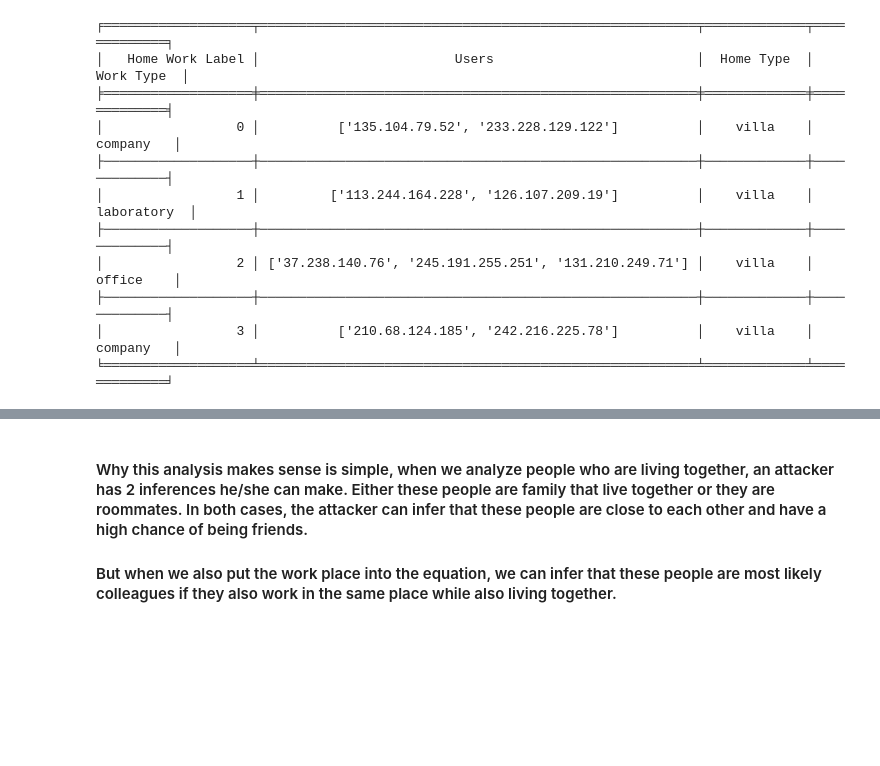
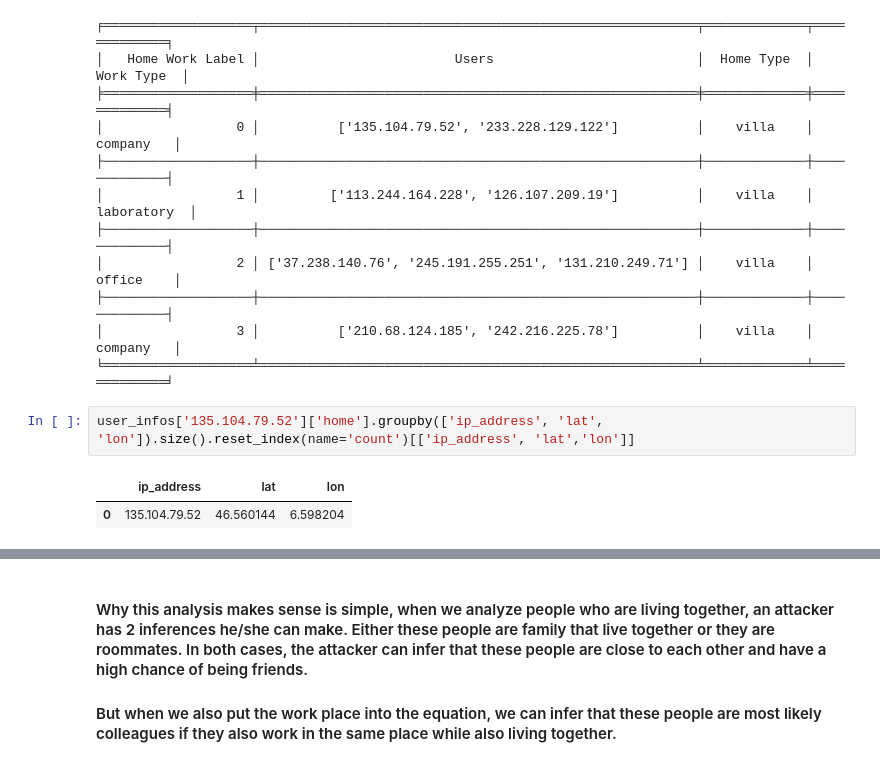
Before and after one commit to aybarsyazici/EPFL-CS523-Project-1, a Jupyter notebook: secretstroll/privacy_evaluation/privacy-evaluation.ipynb, the cells around one changed output, grey strips where cells are left out. Cells and saved outputs as stored; diff of their text form; blank space fills up the shorter version.

```diff
--- a/secretstroll/privacy_evaluation/privacy-evaluation.ipynb
+++ b/secretstroll/privacy_evaluation/privacy-evaluation.ipynb
@@ -486,3 +459,8 @@ print(tabulate([[key, home_work_label_users[key], user_infos[home_work_label_use
 ├───────────────────┼────────────────────────────────────────────────────────┼─────────────┼─────────────┤
 │                 3 │          ['210.68.124.185', '242.216.225.78']          │    villa    │   company   │
 ╘═══════════════════╧════════════════════════════════════════════════════════╧═════════════╧═════════════╛
+# %%
+user_infos['135.104.79.52']['home'].groupby(['ip_address', 'lat', 'lon']).size().reset_index(name='count')[['ip_address', 'lat','lon']]
+# %% [output]
+|  | ip_address | lat | lon |
+| 0 | 135.104.79.52 | 46.560144 | 6.598204 |
```
Also changed, not shown: parts of 25 cells of this notebook.
